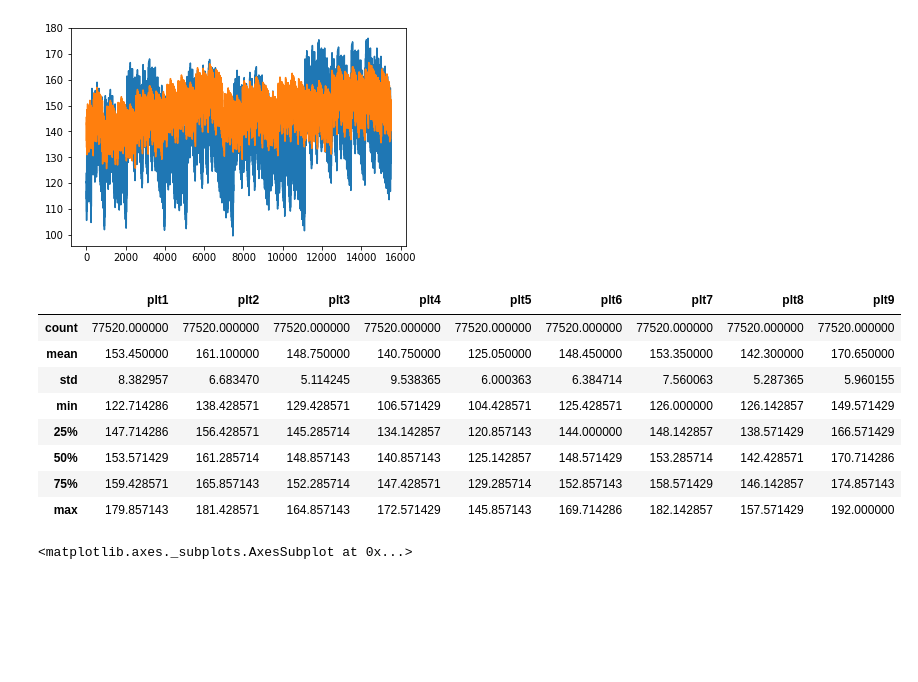
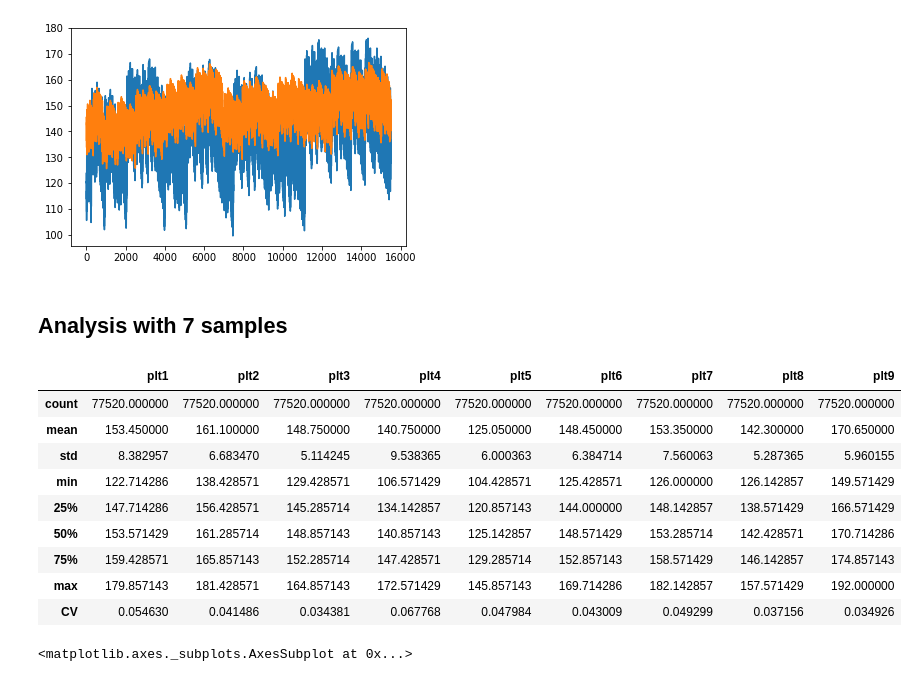
Before and after one commit to rahulrajias/plant_height, a Jupyter notebook: plant_height.ipynb, the cells around one changed output. Cells and saved outputs as stored; diff of their text form; code cells hidden in the pictures; blank space fills up the shorter version.

Commit message:
CV added to df.describe in jupyternotebook

```diff
--- a/plant_height.ipynb
+++ b/plant_height.ipynb
@@ -35,26 +59,36 @@ df_5_sample['plt3'].plot()
 # %% [output]
 <matplotlib.axes._subplots.AxesSubplot at 0x...>
 [figure]
+# %% [markdown]
+## Analysis with 7 samples
 # %%
 raw7=pd.read_csv("rahul.csv")
 df_raw7=pd.DataFrame(raw7)
 df_7_sample=df_raw7.iloc[:,11:]
 df_7_sample.tail()
 indx=["plt1","plt2","plt3","plt4","plt5","plt6","plt7","plt8","plt9"]
 df_7_sample.columns=indx
 df_7_sample.to_csv("sample_7.csv")
 df_7_sample.tail()
-df_7_sample.describe()
+stats7=df_7_sample.describe()
+std7=stats7.loc['std',:]
+avg7=stats7.loc['mean',:]
+CV7=pd.DataFrame(std7/avg7)
+CV_7=CV7.T
+new_stats7=pd.concat([stats7,CV_7])
+last7 = new_stats7.index[-1]
+new_stats7.rename(index={last7: 'CV'})
 # %% [output]
 |  | plt1 | plt2 | plt3 | plt4 | plt5 | plt6 | plt7 | plt8 | plt9 |
 | count | 77520.000000 | 77520.000000 | 77520.000000 | 77520.000000 | 77520.000000 | 77520.000000 | 77520.000000 | 77520.000000 | 77520.000000 |
 | mean | 153.450000 | 161.100000 | 148.750000 | 140.750000 | 125.050000 | 148.450000 | 153.350000 | 142.300000 | 170.650000 |
 | std | 8.382957 | 6.683470 | 5.114245 | 9.538365 | 6.000363 | 6.384714 | 7.560063 | 5.287365 | 5.960155 |
 | min | 122.714286 | 138.428571 | 129.428571 | 106.571429 | 104.428571 | 125.428571 | 126.000000 | 126.142857 | 149.571429 |
 | 25% | 147.714286 | 156.428571 | 145.285714 | 134.142857 | 120.857143 | 144.000000 | 148.142857 | 138.571429 | 166.571429 |
 | 50% | 153.571429 | 161.285714 | 148.857143 | 140.857143 | 125.142857 | 148.571429 | 153.285714 | 142.428571 | 170.714286 |
 | 75% | 159.428571 | 165.857143 | 152.285714 | 147.428571 | 129.285714 | 152.857143 | 158.571429 | 146.142857 | 174.857143 |
 | max | 179.857143 | 181.428571 | 164.857143 | 172.571429 | 145.857143 | 169.714286 | 182.142857 | 157.571429 | 192.000000 |
+| CV | 0.054630 | 0.041486 | 0.034381 | 0.067768 | 0.047984 | 0.043009 | 0.049299 | 0.037156 | 0.034926 |
 # %%
 df_7_sample['plt4'].plot()
 df_7_sample['plt3'].plot()
```
Also changed, not shown: parts of 6 cells of this notebook.
